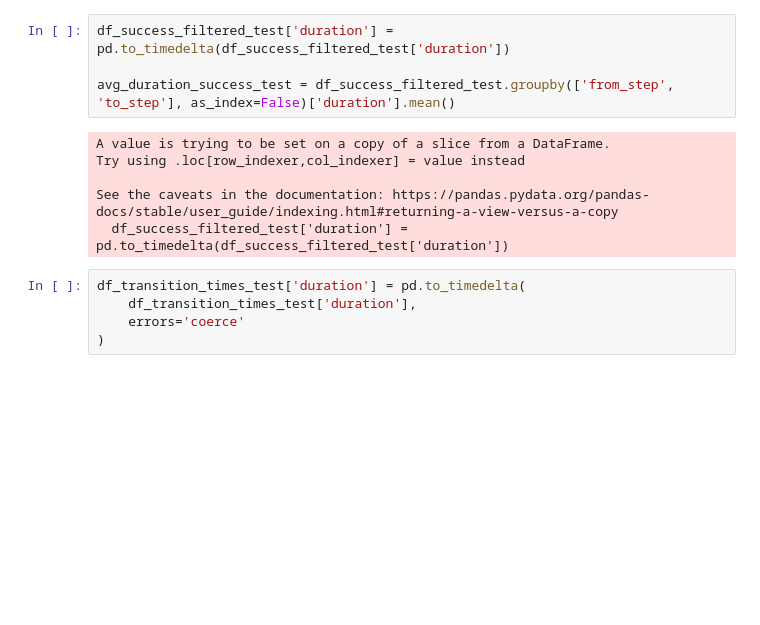
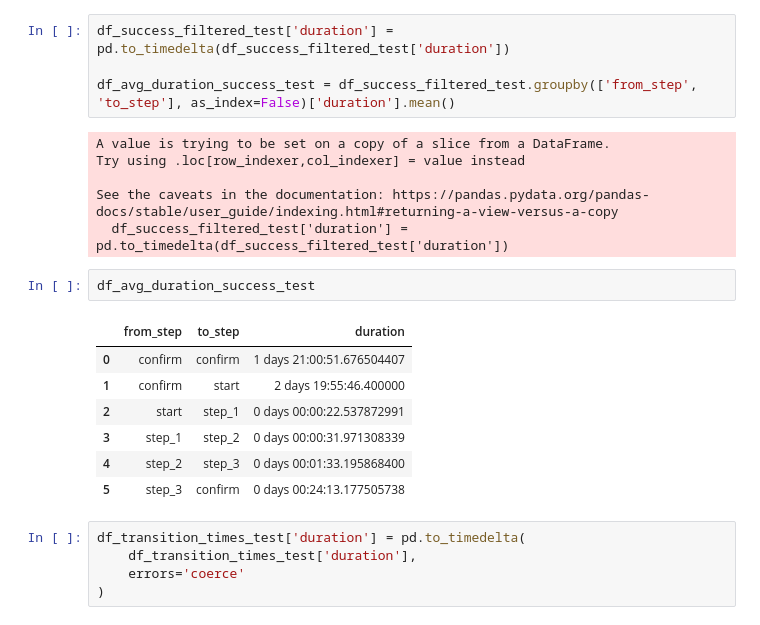
Before and after one commit to JorgeMMLRodrigues/vanguard_project, a Jupyter notebook: Main.ipynb, the cells around one changed output. Saved outputs shown, nothing was run; the diff lists cells and outputs as text; blank space fills up the shorter version.

```diff
--- a/Main.ipynb
+++ b/Main.ipynb
@@ -1186,13 +1186,23 @@ df_success_filtered_test
 # %%
 df_success_filtered_test['duration'] = pd.to_timedelta(df_success_filtered_test['duration'])
 
-avg_duration_success_test = df_success_filtered_test.groupby(['from_step', 'to_step'], as_index=False)['duration'].mean()
+df_avg_duration_success_test = df_success_filtered_test.groupby(['from_step', 'to_step'], as_index=False)['duration'].mean()
 # %% [output]
 A value is trying to be set on a copy of a slice from a DataFrame.
 Try using .loc[row_indexer,col_indexer] = value instead
 
 See the caveats in the documentation: https://pandas.pydata.org/pandas-docs/stable/user_guide/indexing.html#returning-a-view-versus-a-copy
   df_success_filtered_test['duration'] = pd.to_timedelta(df_success_filtered_test['duration'])
+# %%
+df_avg_duration_success_test
+# %% [output]
+|  | from_step | to_step | duration |
+| 0 | confirm | confirm | 1 days 21:00:51.676504407 |
+| 1 | confirm | start | 2 days 19:55:46.400000 |
+| 2 | start | step_1 | 0 days 00:00:22.537872991 |
+| 3 | step_1 | step_2 | 0 days 00:00:31.971308339 |
+| 4 | step_2 | step_3 | 0 days 00:01:33.195868400 |
+| 5 | step_3 | confirm | 0 days 00:24:13.177505738 |
 # %%
 df_transition_times_test['duration'] = pd.to_timedelta(
     df_transition_times_test['duration'],
```
Also changed, not shown: parts of 16 cells of this notebook, 2 other files.
